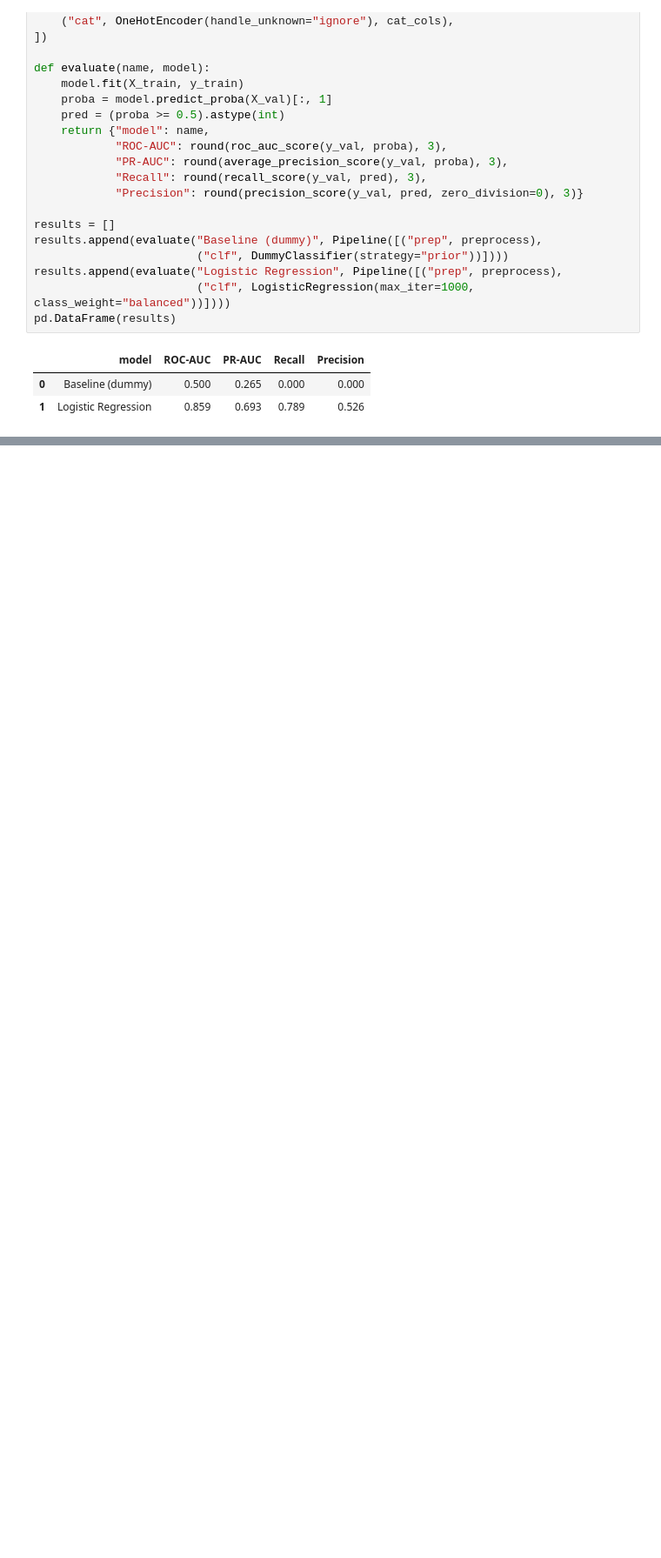
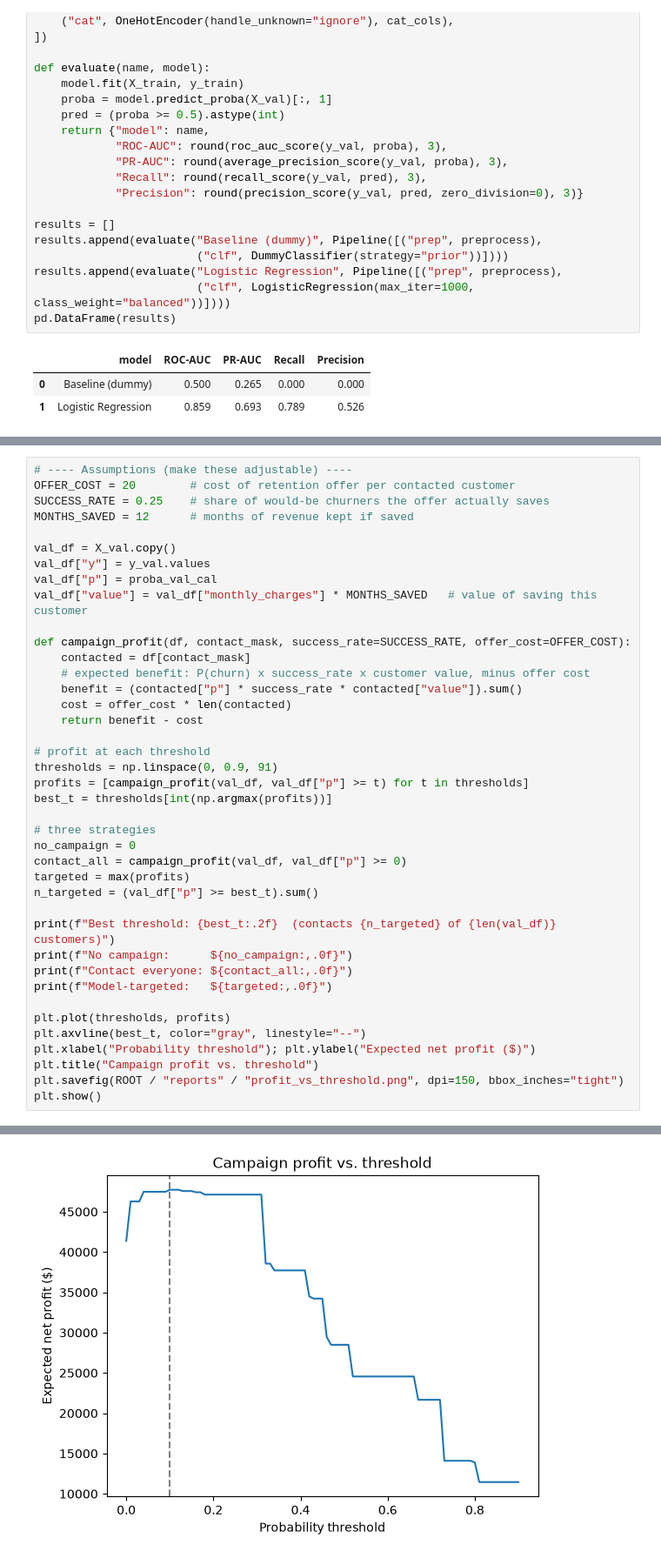
Before and after one commit to saragirl2003/customer-churn-retention, a Jupyter notebook: notebooks/06_modeling.ipynb, the cells around one changed output, grey strips where cells are left out. Shown at 87% size. Drawn from its saved outputs; the diff is of its cells as text; blank space fills up the shorter version.

Commit message:
Add profit threshold and sensitivity analysis

```diff
--- a/notebooks/06_modeling.ipynb
+++ b/notebooks/06_modeling.ipynb
@@ -61,0 +183,41 @@ pd.DataFrame(results)
+# %%
+# ---- Assumptions (make these adjustable) ----
+OFFER_COST = 20        # cost of retention offer per contacted customer
+SUCCESS_RATE = 0.25    # share of would-be churners the offer actually saves
+MONTHS_SAVED = 12      # months of revenue kept if saved
+
+val_df = X_val.copy()
+val_df["y"] = y_val.values
+val_df["p"] = proba_val_cal
+val_df["value"] = val_df["monthly_charges"] * MONTHS_SAVED   # value of saving this customer
+
+def campaign_profit(df, contact_mask, success_rate=SUCCESS_RATE, offer_cost=OFFER_COST):
+    contacted = df[contact_mask]
+    # expected benefit: P(churn) x success_rate x customer value, minus offer cost
+    benefit = (contacted["p"] * success_rate * contacted["value"]).sum()
+    cost = offer_cost * len(contacted)
+    return benefit - cost
+
+# profit at each threshold
+thresholds = np.linspace(0, 0.9, 91)
+profits = [campaign_profit(val_df, val_df["p"] >= t) for t in thresholds]
+best_t = thresholds[int(np.argmax(profits))]
+
+# three strategies
+no_campaign = 0
+contact_all = campaign_profit(val_df, val_df["p"] >= 0)
+targeted = max(profits)
+n_targeted = (val_df["p"] >= best_t).sum()
+
+print(f"Best threshold: {best_t:.2f}  (contacts {n_targeted} of {len(val_df)} customers)")
+print(f"No campaign:      ${no_campaign:,.0f}")
+print(f"Contact everyone: ${contact_all:,.0f}")
+print(f"Model-targeted:   ${targeted:,.0f}")
+
+plt.plot(thresholds, profits)
+plt.axvline(best_t, color="gray", linestyle="--")
+plt.xlabel("Probability threshold"); plt.ylabel("Expected net profit ($)")
+plt.title("Campaign profit vs. threshold")
+plt.savefig(ROOT / "reports" / "profit_vs_threshold.png", dpi=150, bbox_inches="tight")
+plt.show()
+# %% [output]
@@ -61,0 +228 @@ pd.DataFrame(results)
+[figure, added]
```
Also changed, not shown: parts of 6 cells of this notebook, 6 other files.
